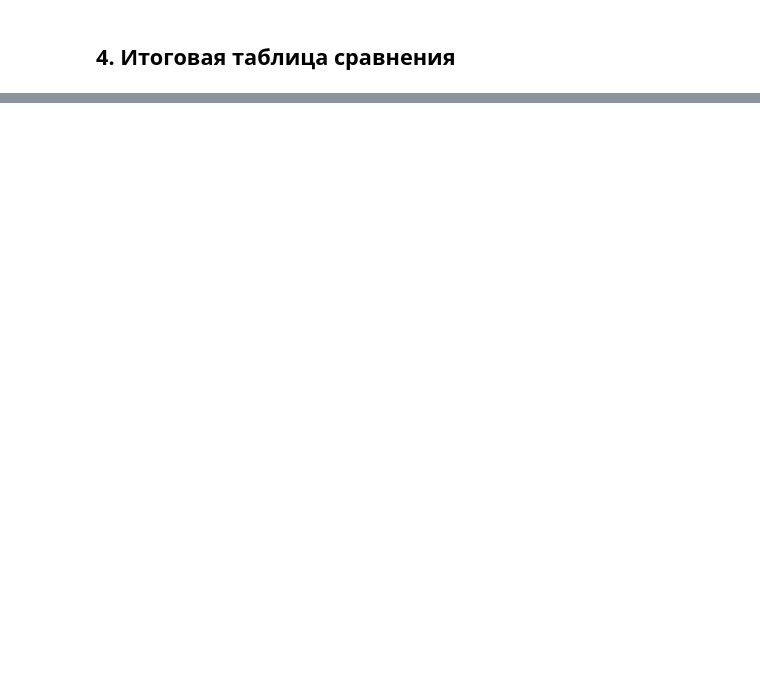
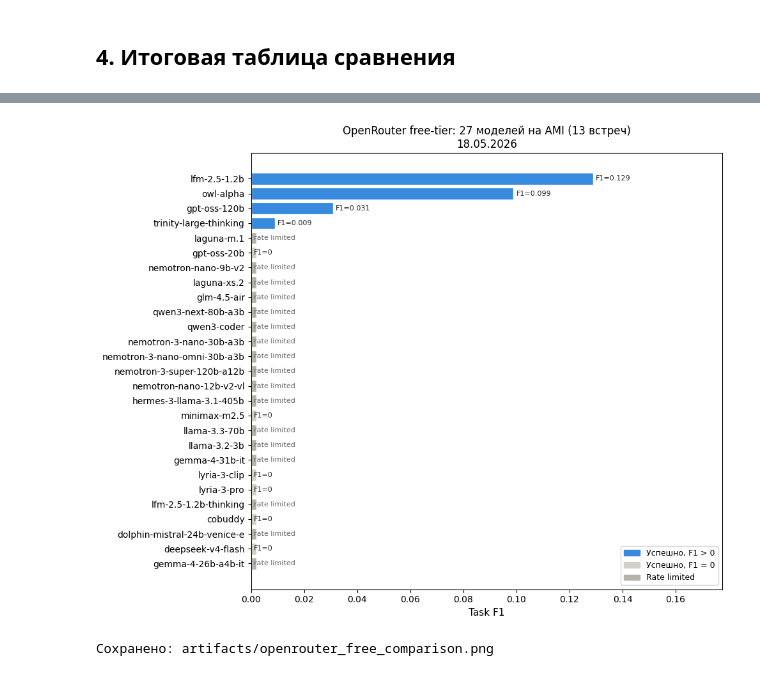
Before and after one commit to Skillet323/AI-course-mirea, a Jupyter notebook: project/notebooks/02_baselines.ipynb, the cells around one changed output, grey strips where cells are left out. Drawn from its saved outputs; the diff is of its cells as text; code cells hidden in the pictures; blank space fills up the shorter version.

```diff
--- a/project/notebooks/02_baselines.ipynb
+++ b/project/notebooks/02_baselines.ipynb
@@ -419,0 +501,42 @@ print('Chart saved to artifacts/nvidia_model_comparison_chart.png')
+# %%
+import matplotlib.pyplot as plt
+import matplotlib.patches as mpatches
+import numpy as np
+
+# Объединяем: успешные с реальным F1, rate-limited — с нулём для отображения
+plot_df = free_df.copy()
+f1_col  = 'avg_f1'  if 'avg_f1'  in plot_df.columns else 'avg_task_f1'
+plot_df['f1_val']   = pd.to_numeric(plot_df[f1_col], errors='coerce').fillna(0)
+plot_df['is_rl']    = plot_df['status'] == 'rate_limited'
+plot_df = plot_df.sort_values('f1_val', ascending=True)
+
+colors = ['#B4B2A9' if rl else ('#378ADD' if f1 > 0 else '#D3D1C7')
+          for rl, f1 in zip(plot_df['is_rl'], plot_df['f1_val'])]
+
+fig, ax = plt.subplots(figsize=(10, 8))
+ax.barh(plot_df['short'], plot_df['f1_val'].clip(lower=0.002), color=colors, edgecolor='white')
+
+ax.set_xlabel('Task F1', fontsize=11)
+ax.set_title('OpenRouter free-tier: 27 моделей на AMI (13 встреч)\n18.05.2026', fontsize=12)
+ax.set_xlim(0, plot_df['f1_val'].max() * 1.3 + 0.01)
+
+# Аннотации
+for i, (_, row) in enumerate(plot_df.iterrows()):
+    label = 'rate limited' if row['is_rl'] else (f"F1={row['f1_val']:.3f}" if row['f1_val'] > 0 else 'F1=0')
+    ax.text(row['f1_val'] + 0.001, i, label, va='center', fontsize=8,
+            color='#666' if row['is_rl'] else '#222')
+
+legend = [
+    mpatches.Patch(color='#378ADD', label='Успешно, F1 > 0'),
+    mpatches.Patch(color='#D3D1C7', label='Успешно, F1 = 0'),
+    mpatches.Patch(color='#B4B2A9', label='Rate limited'),
+]
+ax.legend(handles=legend, fontsize=9, loc='lower right')
+
+plt.tight_layout()
+plt.savefig('../artifacts/openrouter_free_comparison.png', dpi=120, bbox_inches='tight')
+plt.show()
+print('Сохранено: artifacts/openrouter_free_comparison.png')
+# %% [output]
+[figure, added]
+Сохранено: artifacts/openrouter_free_comparison.png
```
Also changed, not shown: parts of 11 cells of this notebook, 2 other files.
